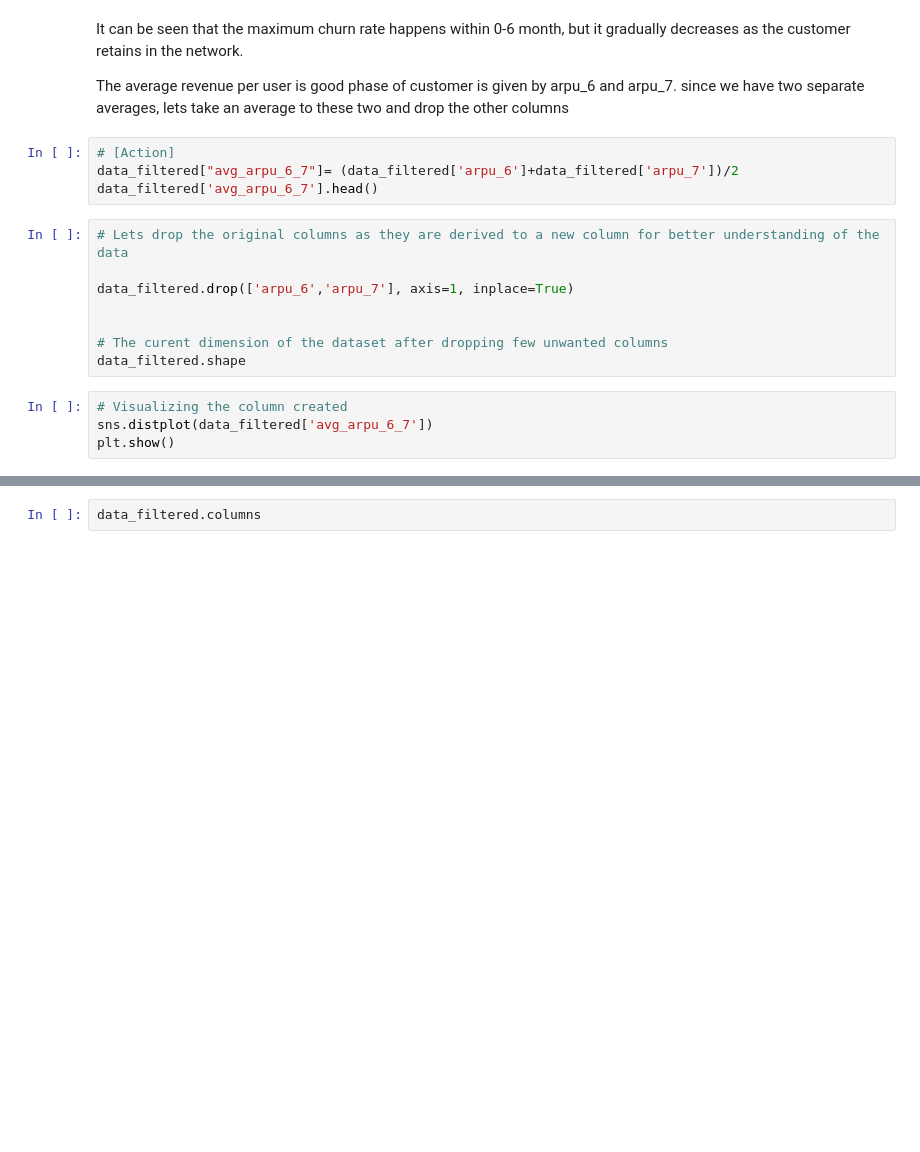
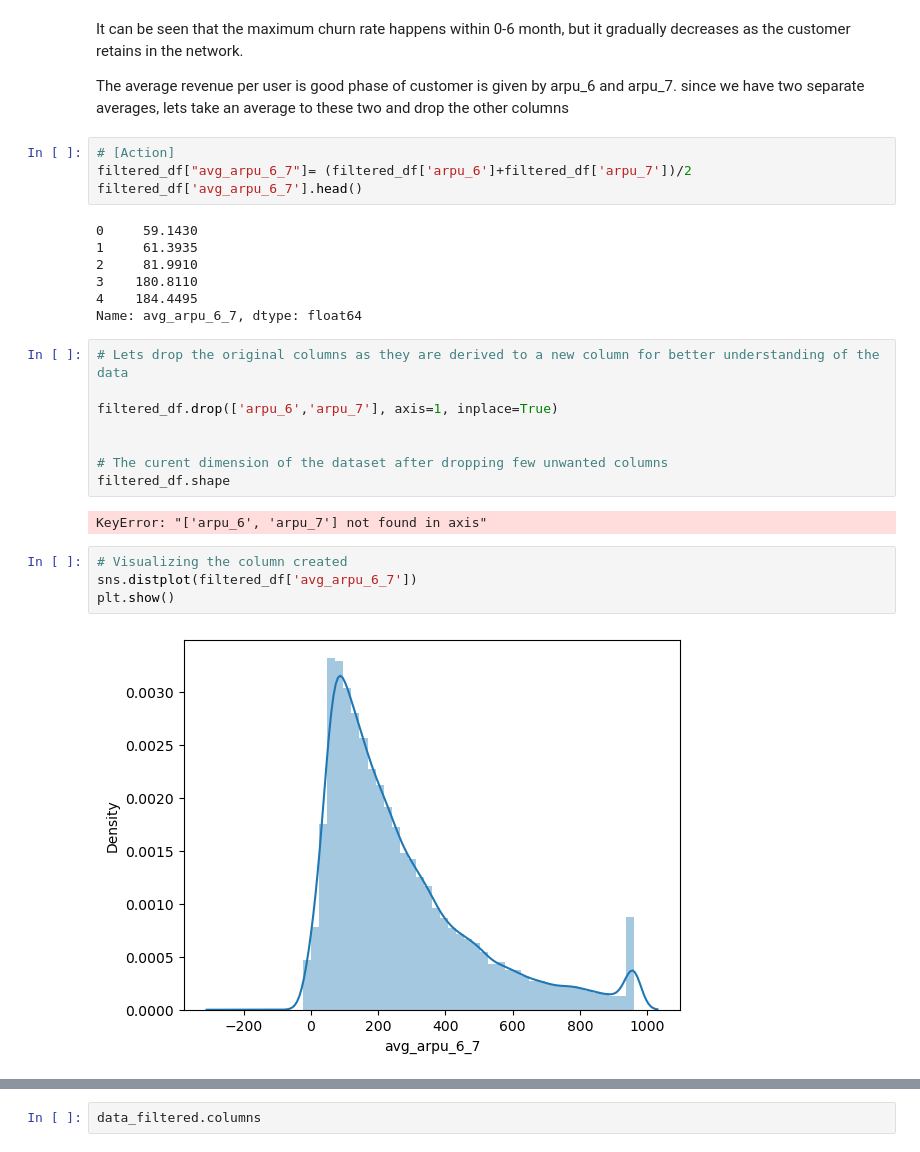
Before and after one commit to harish-babu/telecom-churn, a Jupyter notebook: telecom_mod.ipynb, the cells around one changed output, grey strips where cells are left out. Drawn from its saved outputs; the diff is of its cells as text; blank space fills up the shorter version.

```diff
--- a/telecom_mod.ipynb
+++ b/telecom_mod.ipynb
@@ -791,20 +587,31 @@ It can be seen that the maximum churn rate happens within 0-6 month, but it grad
 The average revenue per user is good phase of customer is given by arpu_6 and arpu_7. since we have two separate averages, lets take an average to these two and drop the other columns
 # %%
 # [Action]
-data_filtered["avg_arpu_6_7"]= (data_filtered['arpu_6']+data_filtered['arpu_7'])/2
-data_filtered['avg_arpu_6_7'].head()
+filtered_df["avg_arpu_6_7"]= (filtered_df['arpu_6']+filtered_df['arpu_7'])/2
+filtered_df['avg_arpu_6_7'].head()
+# %% [output]
+0     59.1430
+1     61.3935
+2     81.9910
+3    180.8110
+4    184.4495
+Name: avg_arpu_6_7, dtype: float64
 # %%
 # Lets drop the original columns as they are derived to a new column for better understanding of the data
 
-data_filtered.drop(['arpu_6','arpu_7'], axis=1, inplace=True)
+filtered_df.drop(['arpu_6','arpu_7'], axis=1, inplace=True)
 
 
 # The curent dimension of the dataset after dropping few unwanted columns
-data_filtered.shape
+filtered_df.shape
+# %% [output]
+KeyError: "['arpu_6', 'arpu_7'] not found in axis"
 # %%
 # Visualizing the column created
-sns.distplot(data_filtered['avg_arpu_6_7'])
+sns.distplot(filtered_df['avg_arpu_6_7'])
 plt.show()
+# %% [output]
+[figure, added]
 # %%
 # Checking Correlation between target variable(Churn Probability) with the other variable in the dataset
 plt.figure(figsize=(10,50))
```
Also changed, not shown: parts of 138 cells of this notebook.
